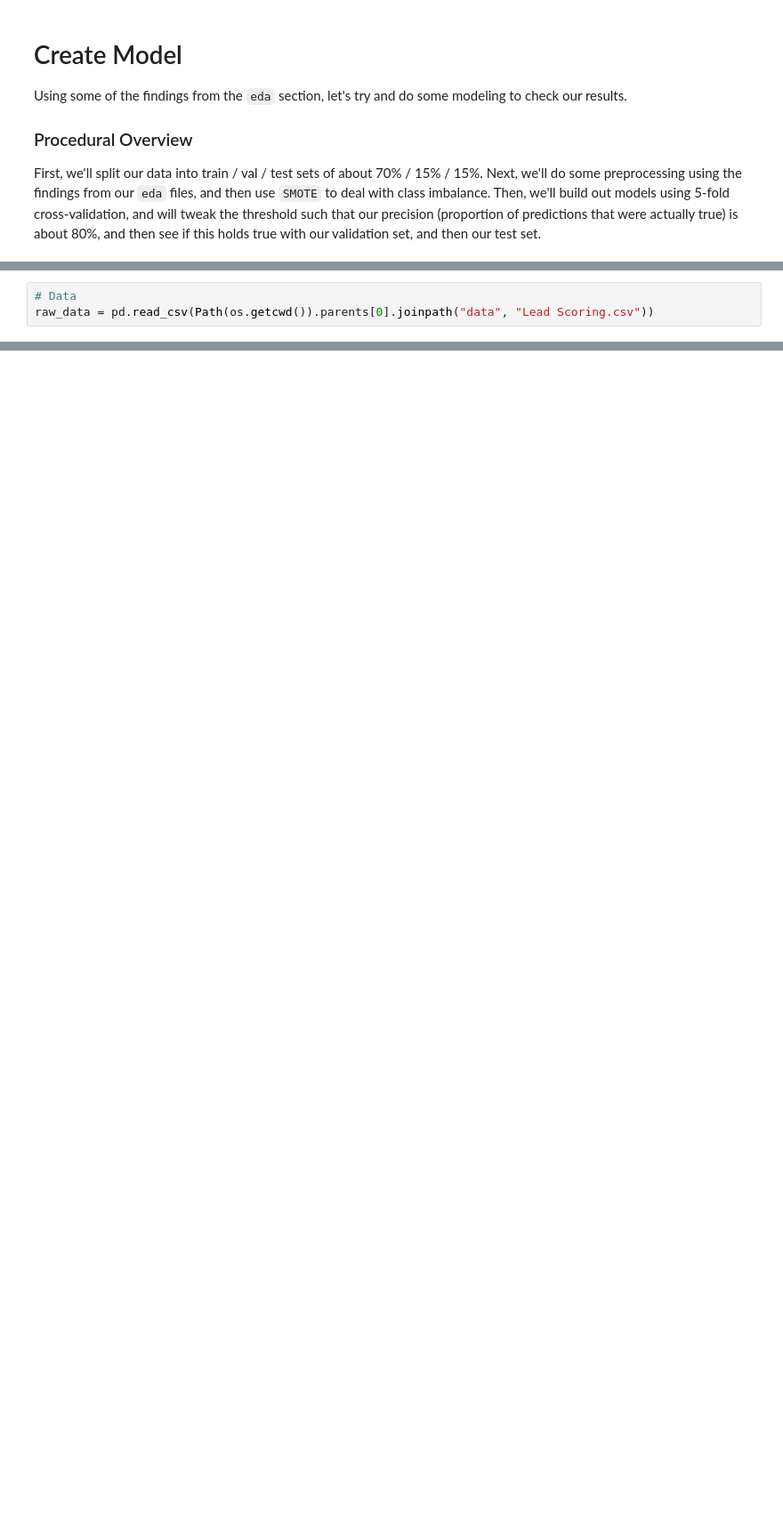
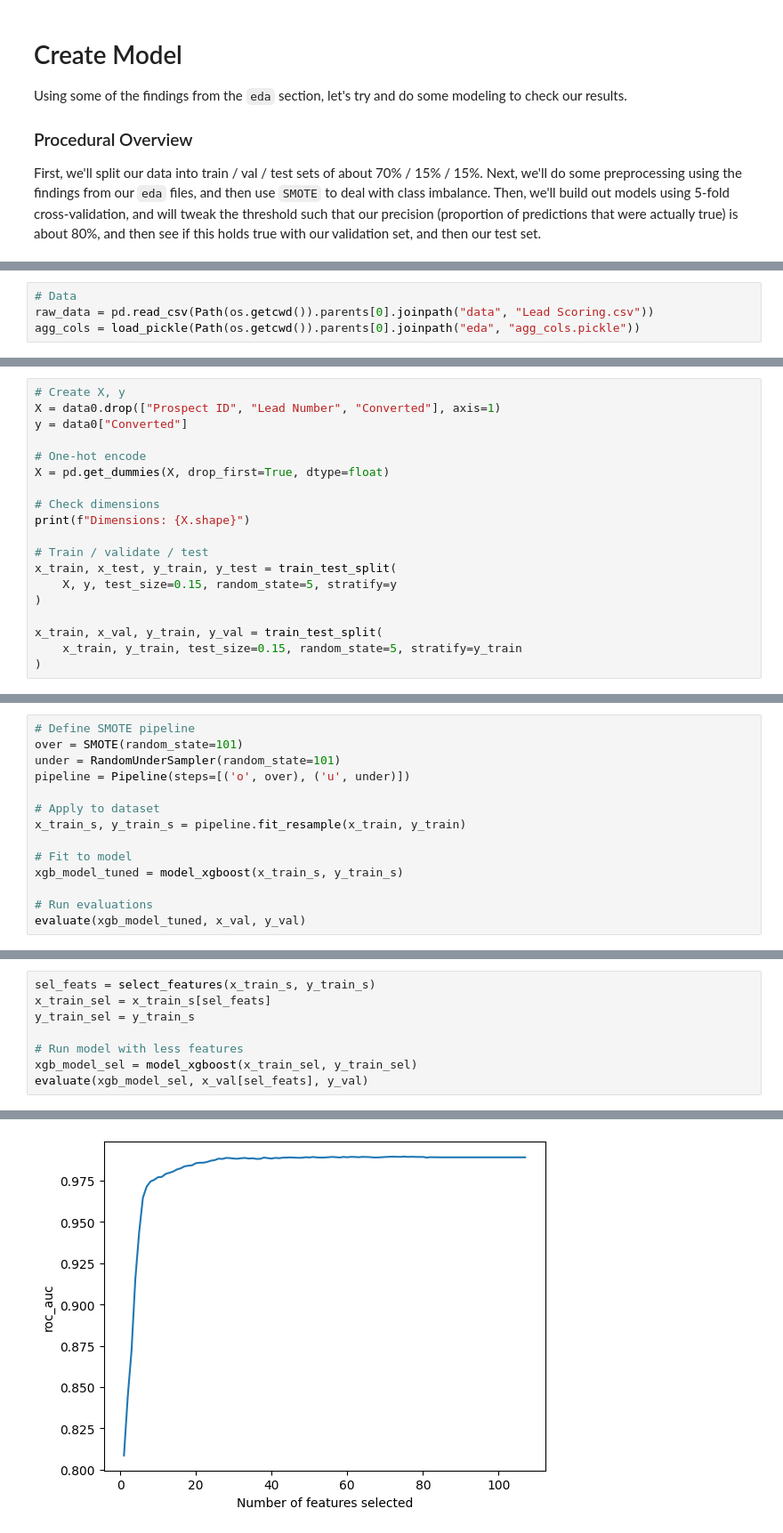
Before and after one commit to linusscjen/q-leads-scoring, a Jupyter notebook: src/model/model_data.ipynb, the cells around one changed output, grey strips where cells are left out. Shown: that part at 89% size. Saved outputs shown, nothing was run; the diff lists cells and outputs as text; blank space fills up the shorter version.

Commit message:
Model building done

```diff
--- a/src/model/model_data.ipynb
+++ b/src/model/model_data.ipynb
@@ -20,3 +99,4 @@ from utils import impute_cols
 # %%
 # Data
 raw_data = pd.read_csv(Path(os.getcwd()).parents[0].joinpath("data", "Lead Scoring.csv"))
+agg_cols = load_pickle(Path(os.getcwd()).parents[0].joinpath("eda", "agg_cols.pickle"))
@@ -28,0 +157,19 @@ Now, apply some data preprocessing from our previous findings. TODO: Because we'
+# %%
+# Create X, y
+X = data0.drop(["Prospect ID", "Lead Number", "Converted"], axis=1)
+y = data0["Converted"]
+
+# One-hot encode
+X = pd.get_dummies(X, drop_first=True, dtype=float)
+
+# Check dimensions
+print(f"Dimensions: {X.shape}")
+
+# Train / validate / test
+x_train, x_test, y_train, y_test = train_test_split(
+    X, y, test_size=0.15, random_state=5, stratify=y
+)
+
+x_train, x_val, y_train, y_val = train_test_split(
+    x_train, y_train, test_size=0.15, random_state=5, stratify=y_train
+)
@@ -28,0 +184,14 @@ Now, apply some data preprocessing from our previous findings. TODO: Because we'
+# %%
+# Define SMOTE pipeline
+over = SMOTE(random_state=101)
+under = RandomUnderSampler(random_state=101)
+pipeline = Pipeline(steps=[('o', over), ('u', under)])
+
+# Apply to dataset
+x_train_s, y_train_s = pipeline.fit_resample(x_train, y_train)
+
+# Fit to model
+xgb_model_tuned = model_xgboost(x_train_s, y_train_s)
+
+# Run evaluations
+evaluate(xgb_model_tuned, x_val, y_val)
@@ -28,0 +214,9 @@ Now, apply some data preprocessing from our previous findings. TODO: Because we'
+# %%
+sel_feats = select_features(x_train_s, y_train_s)
+x_train_sel = x_train_s[sel_feats]
+y_train_sel = y_train_s
+
+# Run model with less features
+xgb_model_sel = model_xgboost(x_train_sel, y_train_sel)
+evaluate(xgb_model_sel, x_val[sel_feats], y_val)
+# %% [output]
@@ -28,0 +240 @@ Now, apply some data preprocessing from our previous findings. TODO: Because we'
+[figure, added]
```
Also changed, not shown: parts of 24 cells of this notebook, 1 other file.
